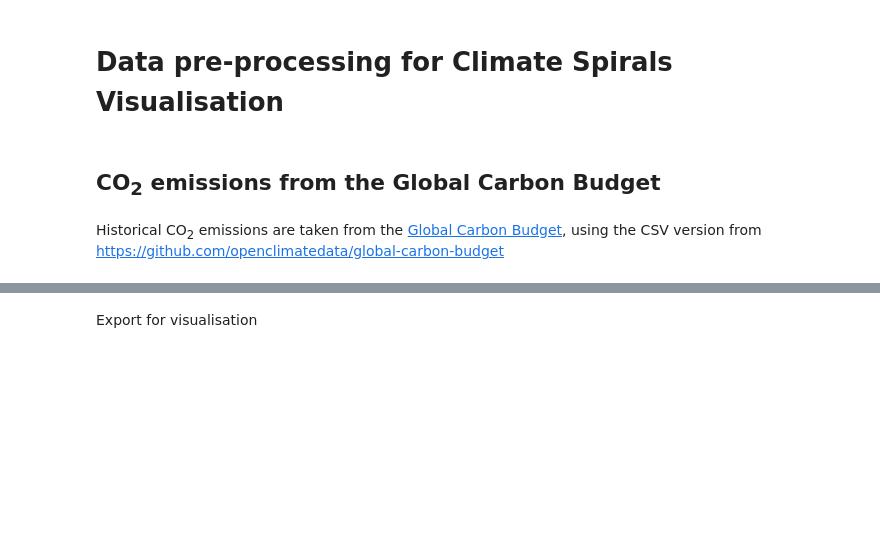
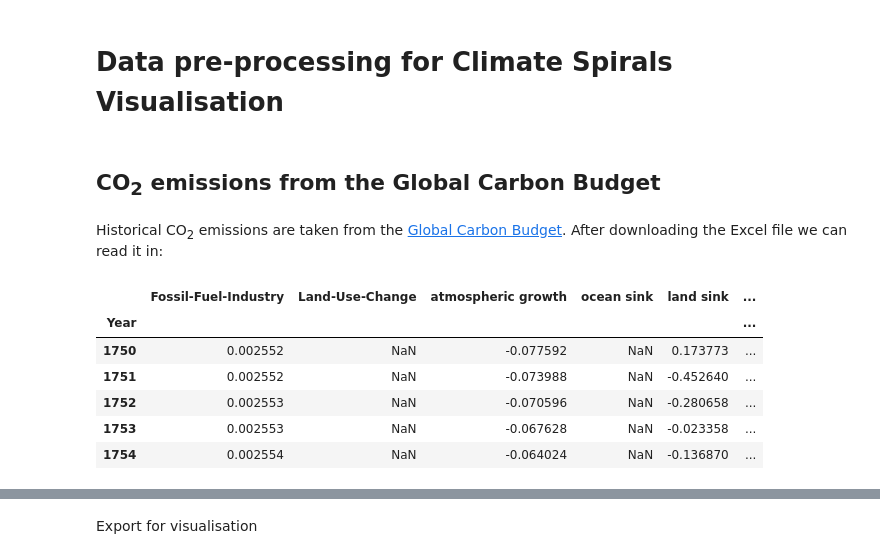
Before and after one commit to openclimatedata/climate-spirals, a Jupyter notebook: data/Climate Spirals Data.ipynb, the cells around one changed output, grey strips where cells are left out. Saved outputs shown, nothing was run; the diff lists cells and outputs as text; code cells hidden in the pictures; blank space fills up the shorter version.

```diff
--- a/data/Climate Spirals Data.ipynb
+++ b/data/Climate Spirals Data.ipynb
@@ -10,4 +10,4 @@ plt.style.use("ggplot")
 # %% [markdown]
 ## CO<sub>2</sub> emissions from the Global Carbon Budget
 # %% [markdown]
-Historical CO<sub>2</sub> emissions are taken from the [Global Carbon Budget](https://www.globalcarbonproject.org/carbonbudget/18/data.htm), using the CSV version from https://github.com/openclimatedata/global-carbon-budget
+Historical CO<sub>2</sub> emissions are taken from the [Global Carbon Budget](https://www.globalcarbonproject.org/carbonbudget/20/data.htm). After downloading the Excel file we can read it in:
@@ -15,0 +14,21 @@ gcb = read_datapackage("https://github.com/openclimatedata/global-carbon-budget"
+# %%
+gcb = pd.read_excel(
+    'Global_Carbon_Budget_2020v1.0.xlsx',
+    sheet_name="Historical Budget",
+    skiprows=15,
+    index_col="Year",
+    usecols="A:H"
+)
+gcb = gcb.rename(columns={
+    "fossil emissions excluding carbonation": "Fossil-Fuel-Industry",
+    "land-use change emissions": "Land-Use-Change"
+})
+gcb.head()
+# %% [output]
+|  | Fossil-Fuel-Industry | Land-Use-Change | atmospheric growth | ocean sink | land sink | ... |
+| Year |  |  |  |  |  | ... |
+| 1750 | 0.002552 | NaN | -0.077592 | NaN | 0.173773 | ... |
+| 1751 | 0.002552 | NaN | -0.073988 | NaN | -0.452640 | ... |
+| 1752 | 0.002553 | NaN | -0.070596 | NaN | -0.280658 | ... |
+| 1753 | 0.002553 | NaN | -0.067628 | NaN | -0.023358 | ... |
+| 1754 | 0.002554 | NaN | -0.064024 | NaN | -0.136870 | ... |
```
Also changed, not shown: parts of 15 cells of this notebook, 7 other files.
